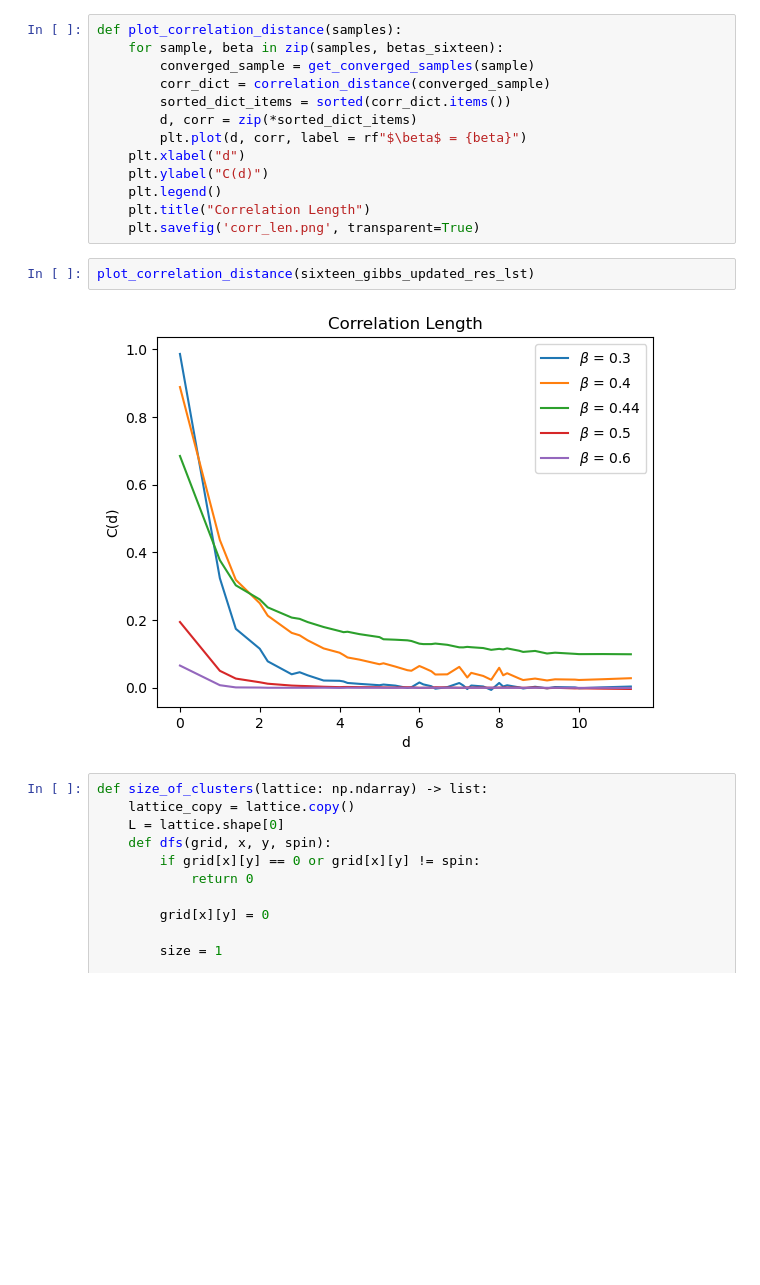
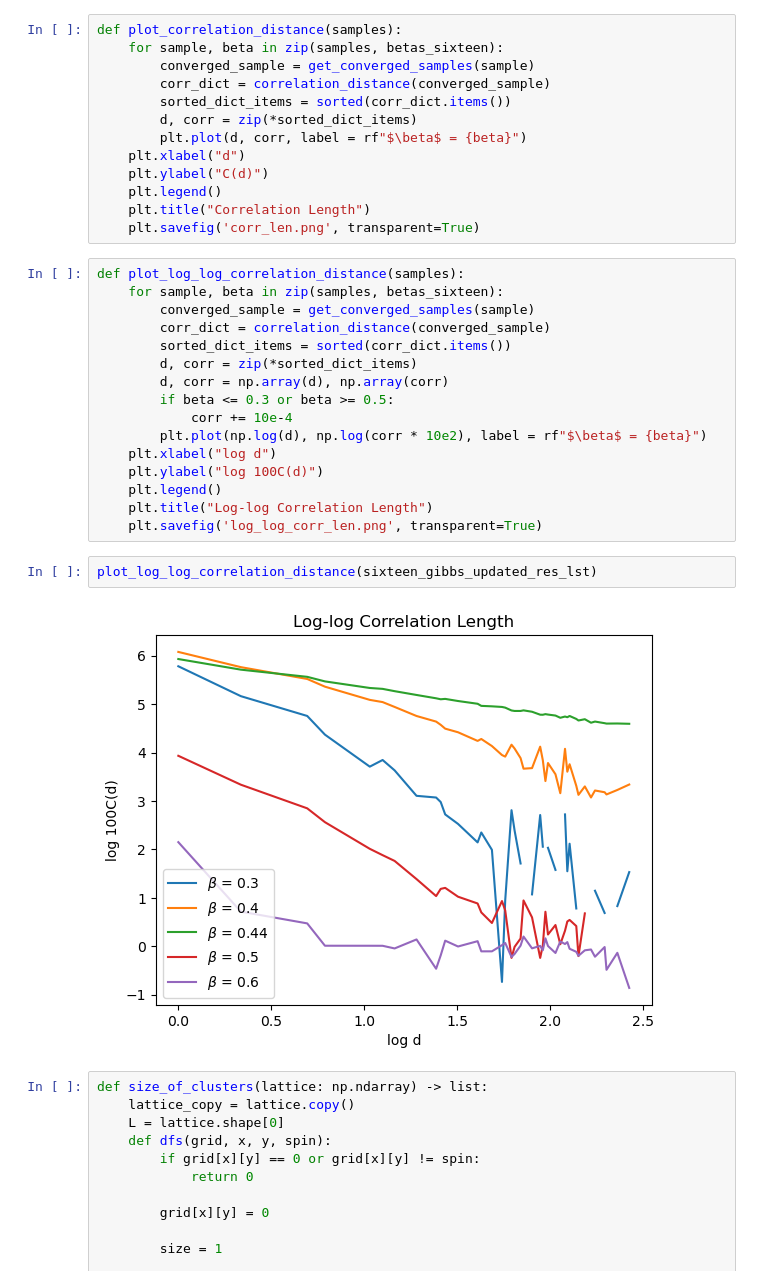
Before and after one commit to fysmoe1121/Phase-Transitions-Ising-Model, a Jupyter notebook: ising_model.ipynb, the cells around one changed output. Drawn from its saved outputs; the diff is of its cells as text; blank space fills up the shorter version.

```diff
--- a/ising_model.ipynb
+++ b/ising_model.ipynb
@@ -454,10 +454,26 @@ def plot_correlation_distance(samples):
     plt.legend()
     plt.title("Correlation Length")
     plt.savefig('corr_len.png', transparent=True)
+# %%
+def plot_log_log_correlation_distance(samples):
+    for sample, beta in zip(samples, betas_sixteen):
+        converged_sample = get_converged_samples(sample)
+        corr_dict = correlation_distance(converged_sample)
+        sorted_dict_items = sorted(corr_dict.items())
+        d, corr = zip(*sorted_dict_items)
+        d, corr = np.array(d), np.array(corr)
+        if beta <= 0.3 or beta >= 0.5:
+            corr += 10e-4
+        plt.plot(np.log(d), np.log(corr * 10e2), label = rf"$\beta$ = {beta}")
+    plt.xlabel("log d")
+    plt.ylabel("log 100C(d)")
+    plt.legend()
+    plt.title("Log-log Correlation Length")
+    plt.savefig('log_log_corr_len.png', transparent=True)
 # %%
-plot_correlation_distance(sixteen_gibbs_updated_res_lst)
+plot_log_log_correlation_distance(sixteen_gibbs_updated_res_lst)
 # %% [output]
-[figure, old version]
+[figure, new version]
 # %%
 def size_of_clusters(lattice: np.ndarray) -> list:
     lattice_copy = lattice.copy()
```
Also changed, not shown: 9 other files.
